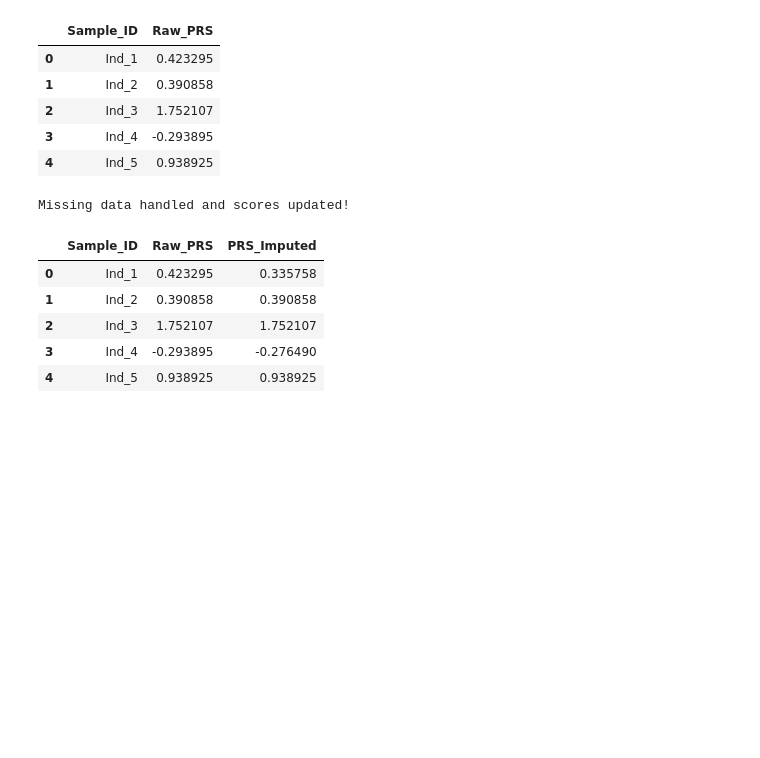
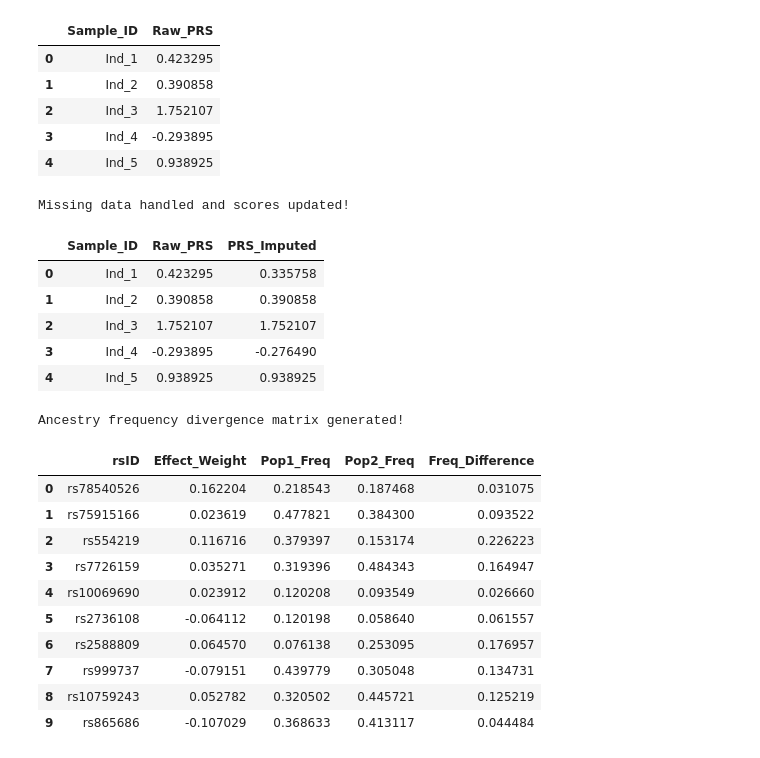
Before and after one commit to saymsuper/cross-ancestry-prs-exploration, a Jupyter notebook: untitled0.ipynb, the cells around one changed output. Saved outputs shown, nothing was run; the diff lists cells and outputs as text; code cells hidden in the pictures; blank space fills up the shorter version.

```diff
--- a/untitled0.ipynb
+++ b/untitled0.ipynb
@@ -141,3 +141,39 @@ Missing data handled and scores updated!
 | 2 | Ind_3 | 1.752107 | 1.752107 |
 | 3 | Ind_4 | -0.293895 | -0.276490 |
 | 4 | Ind_5 | 0.938925 | 0.938925 |
+# %%
+# Let's simulate allele frequency differences between two populations (e.g., Pop A vs Pop B)
+np.random.seed(42)
+
+# Generate baseline allele frequencies for our 77 variants in Population 1
+pop1_frequencies = np.random.uniform(0.05, 0.50, size=len(df))
+
+# Simulate ancestry divergence by introducing random shifts for Population 2
+# Some variants will drift higher, some lower
+ancestry_drift = np.random.normal(0, 0.15, size=len(df))
+pop2_frequencies = np.clip(pop1_frequencies + ancestry_drift, 0.01, 0.99)
+
+# Create a comparison DataFrame to visualize the divergence
+df_ancestry = pd.DataFrame({
+    'rsID': df['rsID'],
+    'Effect_Weight': df['effect_weight'],
+    'Pop1_Freq': pop1_frequencies,
+    'Pop2_Freq': pop2_frequencies,
+    'Freq_Difference': np.abs(pop1_frequencies - pop2_frequencies)
+})
+
+print("Ancestry frequency divergence matrix generated!")
+display(df_ancestry.head(10))
+# %% [output]
+Ancestry frequency divergence matrix generated!
+|  | rsID | Effect_Weight | Pop1_Freq | Pop2_Freq | Freq_Difference |
+| 0 | rs78540526 | 0.162204 | 0.218543 | 0.187468 | 0.031075 |
+| 1 | rs75915166 | 0.023619 | 0.477821 | 0.384300 | 0.093522 |
+| 2 | rs554219 | 0.116716 | 0.379397 | 0.153174 | 0.226223 |
+| 3 | rs7726159 | 0.035271 | 0.319396 | 0.484343 | 0.164947 |
+| 4 | rs10069690 | 0.023912 | 0.120208 | 0.093549 | 0.026660 |
+| 5 | rs2736108 | -0.064112 | 0.120198 | 0.058640 | 0.061557 |
+| 6 | rs2588809 | 0.064570 | 0.076138 | 0.253095 | 0.176957 |
+| 7 | rs999737 | -0.079151 | 0.439779 | 0.305048 | 0.134731 |
+| 8 | rs10759243 | 0.052782 | 0.320502 | 0.445721 | 0.125219 |
+| 9 | rs865686 | -0.107029 | 0.368633 | 0.413117 | 0.044484 |
```
Also changed, not shown: parts of 1 cell of this notebook.
